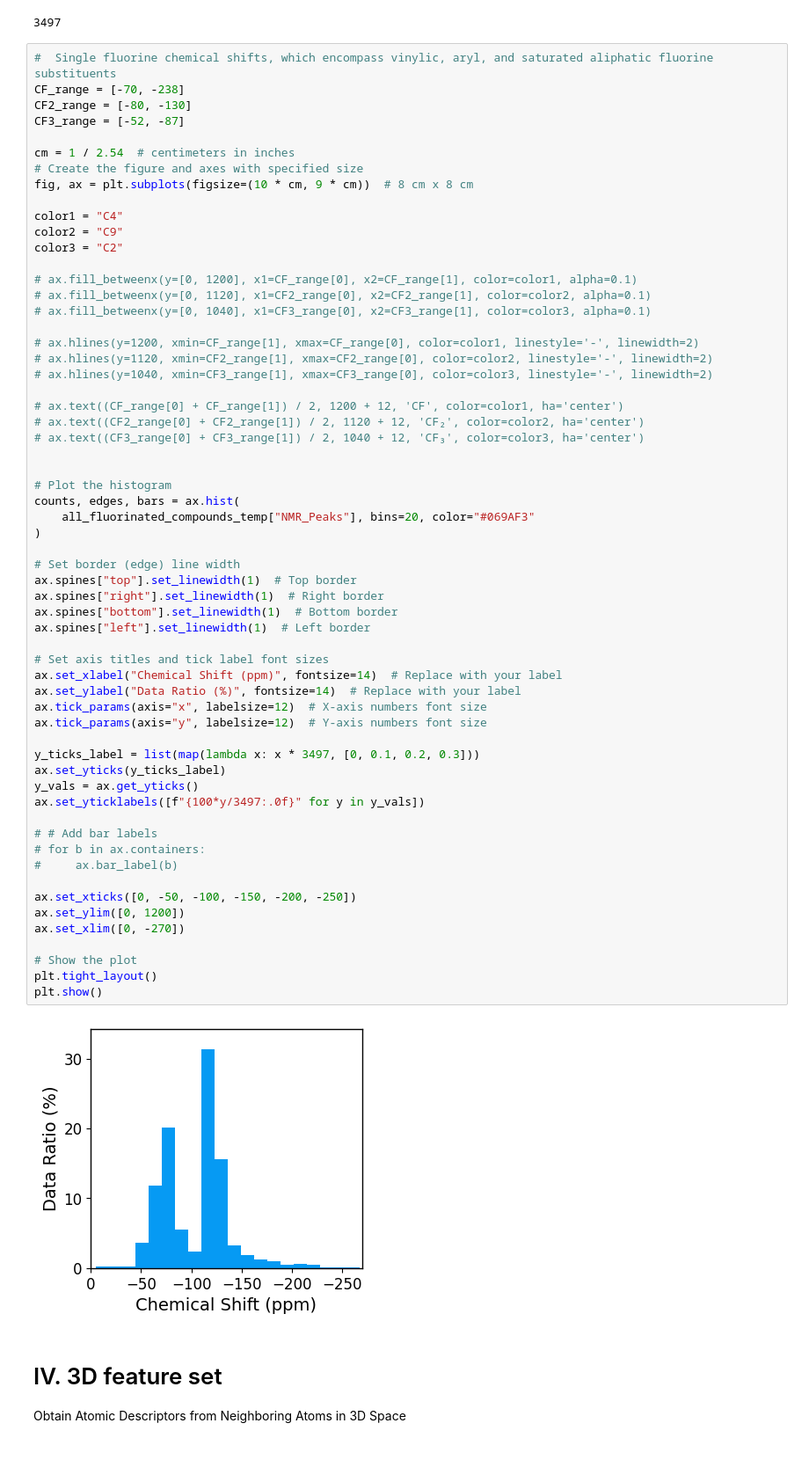
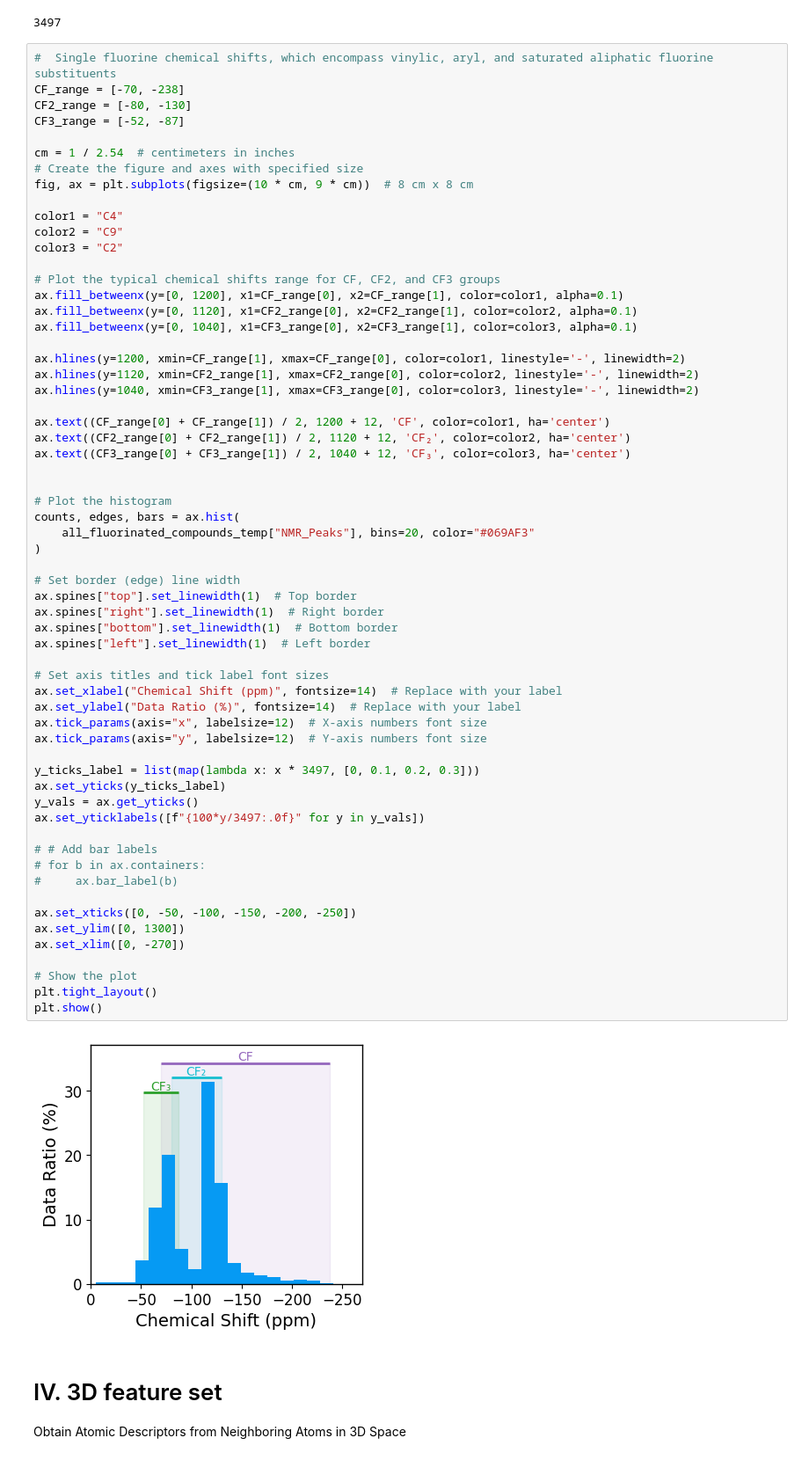
Before and after one commit to Dandan-Rao/19F-NMR-Machine-Learning-For-PFAS-Detection, a Jupyter notebook: notebooks/1_Ridge_model_use_2D_and_3D_feature_sets.ipynb, the cells around one changed output. Shown at 88% size. Drawn from its saved outputs; the diff is of its cells as text.

Commit message:
revise a plot

```diff
--- a/notebooks/1_Ridge_model_use_2D_and_3D_feature_sets.ipynb
+++ b/notebooks/1_Ridge_model_use_2D_and_3D_feature_sets.ipynb
@@ -344,17 +344,18 @@ color1 = "C4"
 color2 = "C9"
 color3 = "C2"
 
-# ax.fill_betweenx(y=[0, 1200], x1=CF_range[0], x2=CF_range[1], color=color1, alpha=0.1)
-# ax.fill_betweenx(y=[0, 1120], x1=CF2_range[0], x2=CF2_range[1], color=color2, alpha=0.1)
-# ax.fill_betweenx(y=[0, 1040], x1=CF3_range[0], x2=CF3_range[1], color=color3, alpha=0.1)
+# Plot the typical chemical shifts range for CF, CF2, and CF3 groups
+ax.fill_betweenx(y=[0, 1200], x1=CF_range[0], x2=CF_range[1], color=color1, alpha=0.1)
+ax.fill_betweenx(y=[0, 1120], x1=CF2_range[0], x2=CF2_range[1], color=color2, alpha=0.1)
+ax.fill_betweenx(y=[0, 1040], x1=CF3_range[0], x2=CF3_range[1], color=color3, alpha=0.1)
 
-# ax.hlines(y=1200, xmin=CF_range[1], xmax=CF_range[0], color=color1, linestyle='-', linewidth=2)
-# ax.hlines(y=1120, xmin=CF2_range[1], xmax=CF2_range[0], color=color2, linestyle='-', linewidth=2)
-# ax.hlines(y=1040, xmin=CF3_range[1], xmax=CF3_range[0], color=color3, linestyle='-', linewidth=2)
+ax.hlines(y=1200, xmin=CF_range[1], xmax=CF_range[0], color=color1, linestyle='-', linewidth=2)
+ax.hlines(y=1120, xmin=CF2_range[1], xmax=CF2_range[0], color=color2, linestyle='-', linewidth=2)
+ax.hlines(y=1040, xmin=CF3_range[1], xmax=CF3_range[0], color=color3, linestyle='-', linewidth=2)
 
-# ax.text((CF_range[0] + CF_range[1]) / 2, 1200 + 12, 'CF', color=color1, ha='center')
-# ax.text((CF2_range[0] + CF2_range[1]) / 2, 1120 + 12, 'CF₂', color=color2, ha='center')
-# ax.text((CF3_range[0] + CF3_range[1]) / 2, 1040 + 12, 'CF₃', color=color3, ha='center')
+ax.text((CF_range[0] + CF_range[1]) / 2, 1200 + 12, 'CF', color=color1, ha='center')
+ax.text((CF2_range[0] + CF2_range[1]) / 2, 1120 + 12, 'CF₂', color=color2, ha='center')
+ax.text((CF3_range[0] + CF3_range[1]) / 2, 1040 + 12, 'CF₃', color=color3, ha='center')
 
 
 # Plot the histogram
@@ -363,35 +364,35 @@ counts, edges, bars = ax.hist(
 )
 
 # Set border (edge) line width
 ax.spines["top"].set_linewidth(1)  # Top border
 ax.spines["right"].set_linewidth(1)  # Right border
 ax.spines["bottom"].set_linewidth(1)  # Bottom border
 ax.spines["left"].set_linewidth(1)  # Left border
 
 # Set axis titles and tick label font sizes
 ax.set_xlabel("Chemical Shift (ppm)", fontsize=14)  # Replace with your label
 ax.set_ylabel("Data Ratio (%)", fontsize=14)  # Replace with your label
 ax.tick_params(axis="x", labelsize=12)  # X-axis numbers font size
 ax.tick_params(axis="y", labelsize=12)  # Y-axis numbers font size
 
 y_ticks_label = list(map(lambda x: x * 3497, [0, 0.1, 0.2, 0.3]))
 ax.set_yticks(y_ticks_label)
 y_vals = ax.get_yticks()
 ax.set_yticklabels([f"{100*y/3497:.0f}" for y in y_vals])
 
 # # Add bar labels
 # for b in ax.containers:
 #     ax.bar_label(b)
 
 ax.set_xticks([0, -50, -100, -150, -200, -250])
-ax.set_ylim([0, 1200])
+ax.set_ylim([0, 1300])
 ax.set_xlim([0, -270])
 
 # Show the plot
 plt.tight_layout()
 plt.show()
 # %% [output]
-[figure, old version]
+[figure, new version]
 # %% [markdown]
 # IV. 3D feature set <a class="anchor" id="4"></a>
 Obtain Atomic Descriptors from Neighboring Atoms in 3D Space
```
Also changed, not shown: parts of 2 cells of this notebook, 1 other file.
